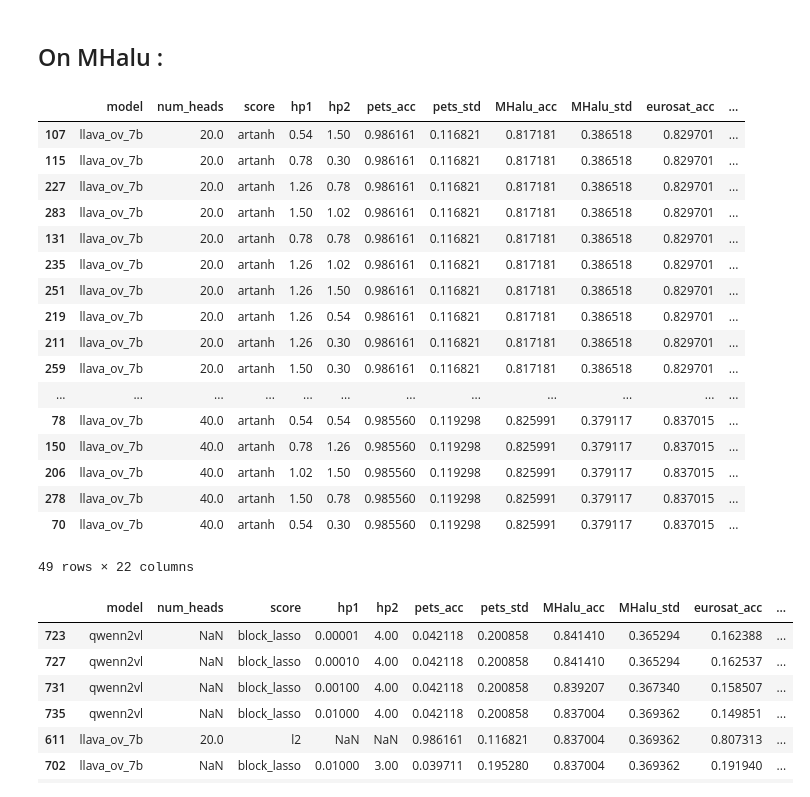
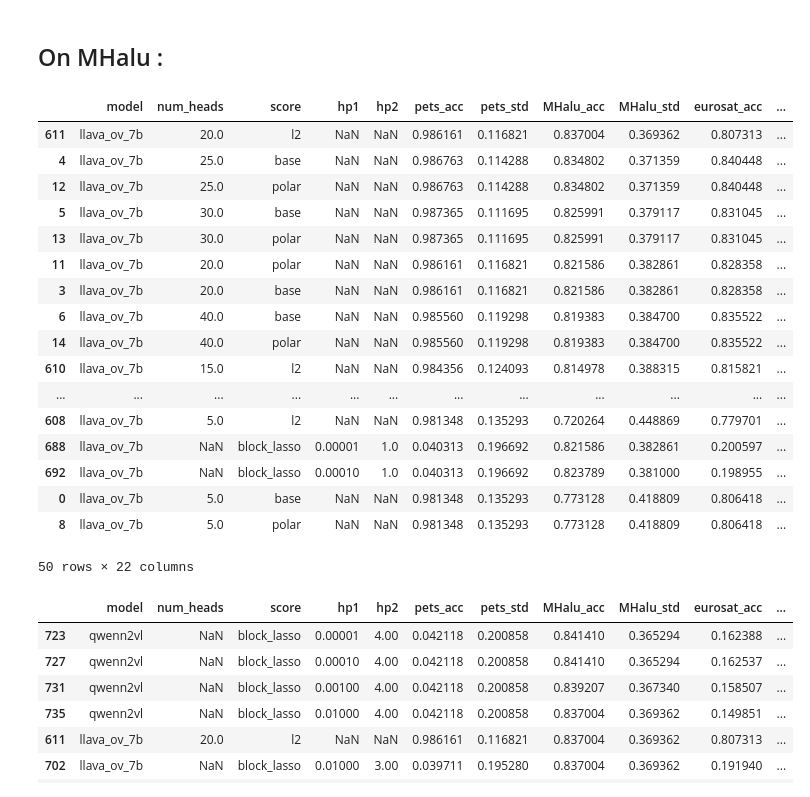
Before and after one commit to marssoo/SAVs, a Jupyter notebook: analysis/breakdown.ipynb, the cells around one changed output. Drawn from its saved outputs; the diff is of its cells as text; code cells hidden in the pictures.

```diff
--- a/analysis/breakdown.ipynb
+++ b/analysis/breakdown.ipynb
@@ -1,7 +1,2 @@
 # %%
 import pandas as pd
-# %%
-df = pd.read_csv('result_csvs/all_val.csv')
-# %%
-acc_columns = df.filter(like='_acc').drop(columns=['pets_acc', 'eurosat_acc'])
-df['avg_acc'] = acc_columns.mean(axis=1)
@@ -48,26 +187,26 @@ for col in df.columns:
 # %% [markdown]
 ## On MHalu :
 # %%
-df[df[]].sort_values('avg_acc', ascending=False)
+df[df['score']!='artanh'].sort_values('avg_acc', ascending=False).head(50)
 # %% [output]
 |  | model | num_heads | score | hp1 | hp2 | pets_acc | pets_std | MHalu_acc | MHalu_std | eurosat_acc | ... |
-| 107 | llava_ov_7b | 20.0 | artanh | 0.54 | 1.50 | 0.986161 | 0.116821 | 0.817181 | 0.386518 | 0.829701 | ... |
-| 115 | llava_ov_7b | 20.0 | artanh | 0.78 | 0.30 | 0.986161 | 0.116821 | 0.817181 | 0.386518 | 0.829701 | ... |
-| 227 | llava_ov_7b | 20.0 | artanh | 1.26 | 0.78 | 0.986161 | 0.116821 | 0.817181 | 0.386518 | 0.829701 | ... |
-| 283 | llava_ov_7b | 20.0 | artanh | 1.50 | 1.02 | 0.986161 | 0.116821 | 0.817181 | 0.386518 | 0.829701 | ... |
-| 131 | llava_ov_7b | 20.0 | artanh | 0.78 | 0.78 | 0.986161 | 0.116821 | 0.817181 | 0.386518 | 0.829701 | ... |
-| 235 | llava_ov_7b | 20.0 | artanh | 1.26 | 1.02 | 0.986161 | 0.116821 | 0.817181 | 0.386518 | 0.829701 | ... |
-| 251 | llava_ov_7b | 20.0 | artanh | 1.26 | 1.50 | 0.986161 | 0.116821 | 0.817181 | 0.386518 | 0.829701 | ... |
-| 219 | llava_ov_7b | 20.0 | artanh | 1.26 | 0.54 | 0.986161 | 0.116821 | 0.817181 | 0.386518 | 0.829701 | ... |
-| 211 | llava_ov_7b | 20.0 | artanh | 1.26 | 0.30 | 0.986161 | 0.116821 | 0.817181 | 0.386518 | 0.829701 | ... |
-| 259 | llava_ov_7b | 20.0 | artanh | 1.50 | 0.30 | 0.986161 | 0.116821 | 0.817181 | 0.386518 | 0.829701 | ... |
+| 611 | llava_ov_7b | 20.0 | l2 | NaN | NaN | 0.986161 | 0.116821 | 0.837004 | 0.369362 | 0.807313 | ... |
+| 4 | llava_ov_7b | 25.0 | base | NaN | NaN | 0.986763 | 0.114288 | 0.834802 | 0.371359 | 0.840448 | ... |
+| 12 | llava_ov_7b | 25.0 | polar | NaN | NaN | 0.986763 | 0.114288 | 0.834802 | 0.371359 | 0.840448 | ... |
+| 5 | llava_ov_7b | 30.0 | base | NaN | NaN | 0.987365 | 0.111695 | 0.825991 | 0.379117 | 0.831045 | ... |
+| 13 | llava_ov_7b | 30.0 | polar | NaN | NaN | 0.987365 | 0.111695 | 0.825991 | 0.379117 | 0.831045 | ... |
+| 11 | llava_ov_7b | 20.0 | polar | NaN | NaN | 0.986161 | 0.116821 | 0.821586 | 0.382861 | 0.828358 | ... |
+| 3 | llava_ov_7b | 20.0 | base | NaN | NaN | 0.986161 | 0.116821 | 0.821586 | 0.382861 | 0.828358 | ... |
+| 6 | llava_ov_7b | 40.0 | base | NaN | NaN | 0.985560 | 0.119298 | 0.819383 | 0.384700 | 0.835522 | ... |
+| 14 | llava_ov_7b | 40.0 | polar | NaN | NaN | 0.985560 | 0.119298 | 0.819383 | 0.384700 | 0.835522 | ... |
+| 610 | llava_ov_7b | 15.0 | l2 | NaN | NaN | 0.984356 | 0.124093 | 0.814978 | 0.388315 | 0.815821 | ... |
 | ... | ... | ... | ... | ... | ... | ... | ... | ... | ... | ... | ... |
-| 78 | llava_ov_7b | 40.0 | artanh | 0.54 | 0.54 | 0.985560 | 0.119298 | 0.825991 | 0.379117 | 0.837015 | ... |
-| 150 | llava_ov_7b | 40.0 | artanh | 0.78 | 1.26 | 0.985560 | 0.119298 | 0.825991 | 0.379117 | 0.837015 | ... |
-| 206 | llava_ov_7b | 40.0 | artanh | 1.02 | 1.50 | 0.985560 | 0.119298 | 0.825991 | 0.379117 | 0.837015 | ... |
-| 278 | llava_ov_7b | 40.0 | artanh | 1.50 | 0.78 | 0.985560 | 0.119298 | 0.825991 | 0.379117 | 0.837015 | ... |
-| 70 | llava_ov_7b | 40.0 | artanh | 0.54 | 0.30 | 0.985560 | 0.119298 | 0.825991 | 0.379117 | 0.837015 | ... |
+| 608 | llava_ov_7b | 5.0 | l2 | NaN | NaN | 0.981348 | 0.135293 | 0.720264 | 0.448869 | 0.779701 | ... |
+| 688 | llava_ov_7b | NaN | block_lasso | 0.00001 | 1.0 | 0.040313 | 0.196692 | 0.821586 | 0.382861 | 0.200597 | ... |
+| 692 | llava_ov_7b | NaN | block_lasso | 0.00010 | 1.0 | 0.040313 | 0.196692 | 0.823789 | 0.381000 | 0.198955 | ... |
+| 0 | llava_ov_7b | 5.0 | base | NaN | NaN | 0.981348 | 0.135293 | 0.773128 | 0.418809 | 0.806418 | ... |
+| 8 | llava_ov_7b | 5.0 | polar | NaN | NaN | 0.981348 | 0.135293 | 0.773128 | 0.418809 | 0.806418 | ... |
-49 rows × 22 columns
+50 rows × 22 columns
 # %%
 df[df['score']!='lasso'].sort_values('MHalu_acc', ascending=False).head(50)
 # %% [output]
```
Also changed, not shown: parts of 17 cells of this notebook, 21 other files.
